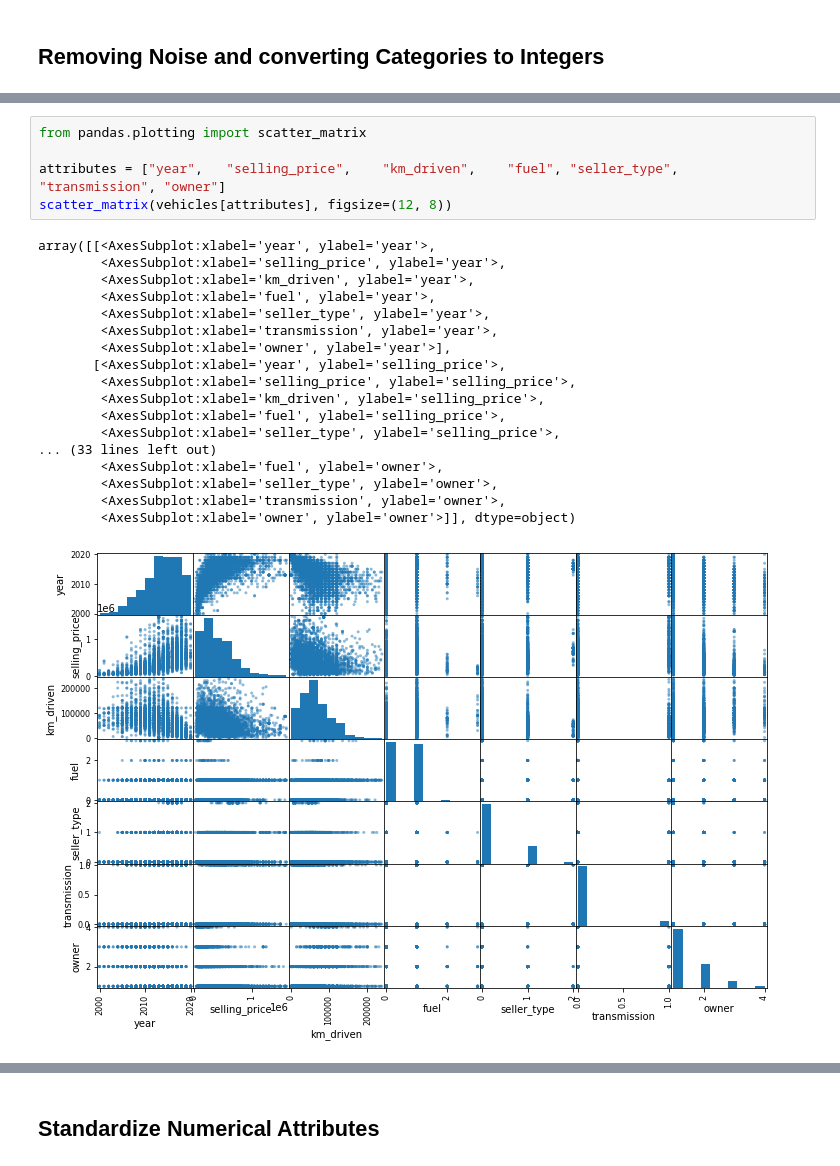
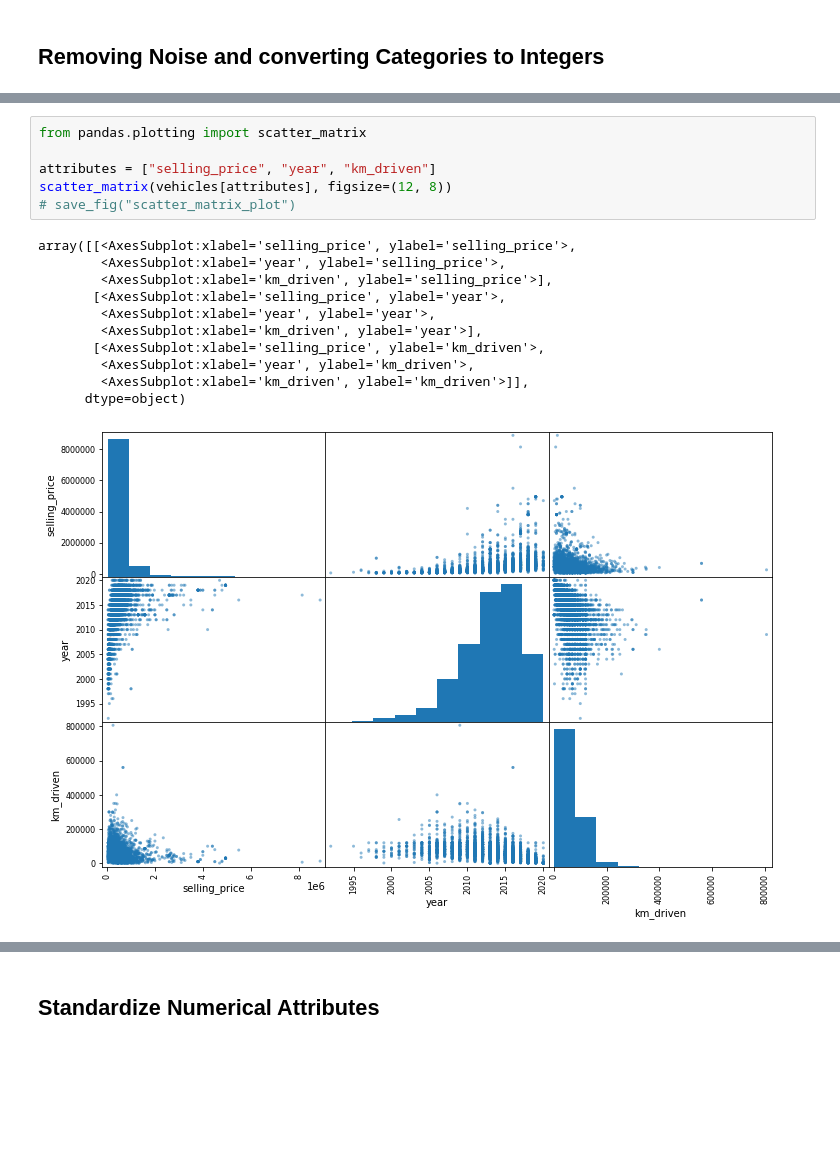
Before and after one commit to davidjperez00/NumericalAnalysis, a Jupyter notebook: data_processing.ipynb, the cells around one changed output, grey strips where cells are left out. Saved outputs shown, nothing was run; the diff lists cells and outputs as text; blank space fills up the shorter version.

```diff
--- a/data_processing.ipynb
+++ b/data_processing.ipynb
@@ -92,24 +90,18 @@ vehicles.head()
 # %%
 from pandas.plotting import scatter_matrix
 
-attributes = ["year",	"selling_price", 	"km_driven",	"fuel",	"seller_type",	"transmission",	"owner"]
+attributes = ["selling_price", "year", "km_driven"]
 scatter_matrix(vehicles[attributes], figsize=(12, 8))
+# save_fig("scatter_matrix_plot")
 # %% [output]
-array([[<AxesSubplot:xlabel='year', ylabel='year'>,
-        <AxesSubplot:xlabel='selling_price', ylabel='year'>,
-        <AxesSubplot:xlabel='km_driven', ylabel='year'>,
-        <AxesSubplot:xlabel='fuel', ylabel='year'>,
-        <AxesSubplot:xlabel='seller_type', ylabel='year'>,
-        <AxesSubplot:xlabel='transmission', ylabel='year'>,
-        <AxesSubplot:xlabel='owner', ylabel='year'>],
-       [<AxesSubplot:xlabel='year', ylabel='selling_price'>,
-        <AxesSubplot:xlabel='selling_price', ylabel='selling_price'>,
-        <AxesSubplot:xlabel='km_driven', ylabel='selling_price'>,
-        <AxesSubplot:xlabel='fuel', ylabel='selling_price'>,
-        <AxesSubplot:xlabel='seller_type', ylabel='selling_price'>,
-... (33 lines left out)
-        <AxesSubplot:xlabel='fuel', ylabel='owner'>,
-        <AxesSubplot:xlabel='seller_type', ylabel='owner'>,
-        <AxesSubplot:xlabel='transmission', ylabel='owner'>,
-        <AxesSubplot:xlabel='owner', ylabel='owner'>]], dtype=object)
+array([[<AxesSubplot:xlabel='selling_price', ylabel='selling_price'>,
+        <AxesSubplot:xlabel='year', ylabel='selling_price'>,
+        <AxesSubplot:xlabel='km_driven', ylabel='selling_price'>],
+       [<AxesSubplot:xlabel='selling_price', ylabel='year'>,
+        <AxesSubplot:xlabel='year', ylabel='year'>,
+        <AxesSubplot:xlabel='km_driven', ylabel='year'>],
+       [<AxesSubplot:xlabel='selling_price', ylabel='km_driven'>,
+        <AxesSubplot:xlabel='year', ylabel='km_driven'>,
+        <AxesSubplot:xlabel='km_driven', ylabel='km_driven'>]],
+      dtype=object)
-[figure, old version]
+[figure, new version]
```
Also changed, not shown: parts of 17 cells of this notebook, 2 other files.
